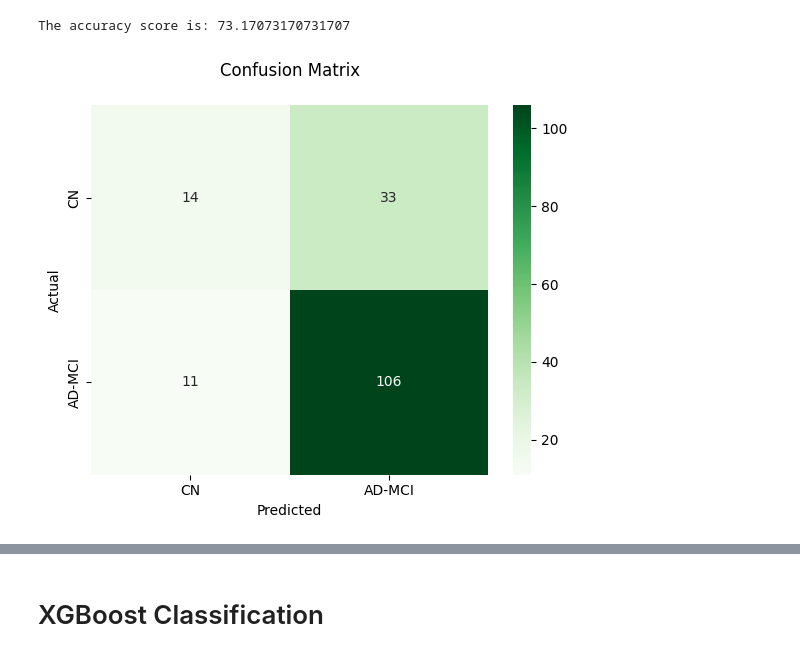
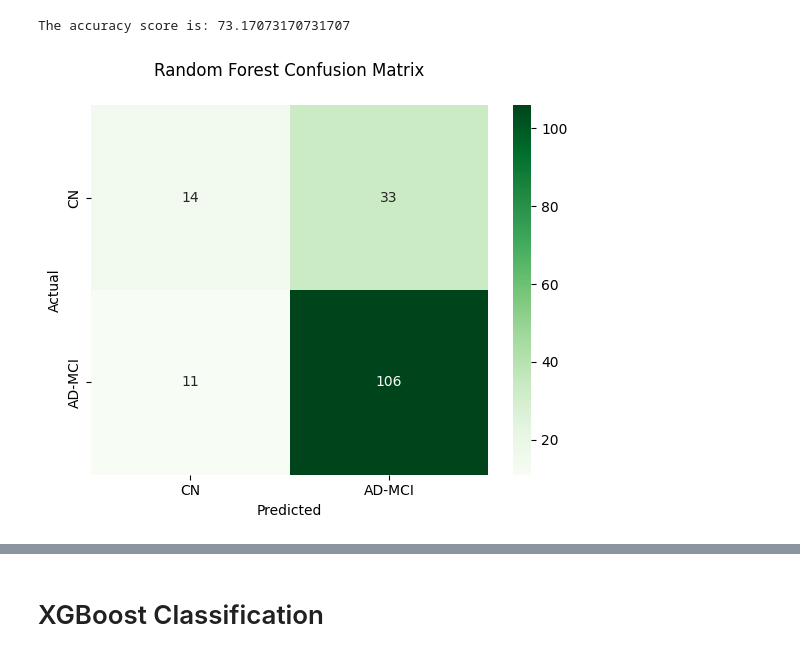
Before and after one commit to salma-ehab/Classification-Approach-of-AlZheimer-s-by-MRI-Imaging-Gene-Detection-Automatic-Speech-Recognition, a Jupyter notebook: Gene/Classification/adni-classification.ipynb, the cells around one changed output, grey strips where cells are left out. Cells and saved outputs as stored; diff of their text form; code cells hidden in the pictures.

```diff
--- a/Gene/Classification/adni-classification.ipynb
+++ b/Gene/Classification/adni-classification.ipynb
@@ -170,11 +172,11 @@ def get_accuracy(y_test,diagnosis_pred):
     actual_label = np.array(y_test)
     print("The accuracy score is:",accuracy_score(actual_label, diagnosis_pred)*100)
 # %%
-def confusion_matrix_print(actual_label,pred_label,label_name):
+def confusion_matrix_print(actual_label,pred_label,label_name,classifier_name):
 
     ConfusionMatrix = confusion_matrix(actual_label,pred_label)
     sns.heatmap(ConfusionMatrix, annot=True, fmt="d", cmap="Greens", xticklabels=label_name, yticklabels=label_name)
-    plt.title("Confusion Matrix\n")
+    plt.title(classifier_name + " Confusion Matrix\n")
     plt.ylabel('Actual')
     plt.xlabel('Predicted')
     plt.show()
@@ -329,6 +363,6 @@ get_accuracy(y_test_1,pred_label_rf_1)
 # %% [output]
 The accuracy score is: 73.17073170731707
 # %%
-confusion_matrix_print(np.array(y_test_1),pred_label_rf_1,label_name_1)
+confusion_matrix_print(np.array(y_test_1),pred_label_rf_1,label_name_1,"Random Forest")
 # %% [output]
-[figure, old version]
+[figure, new version]
```
Also changed, not shown: parts of 16 cells of this notebook.
